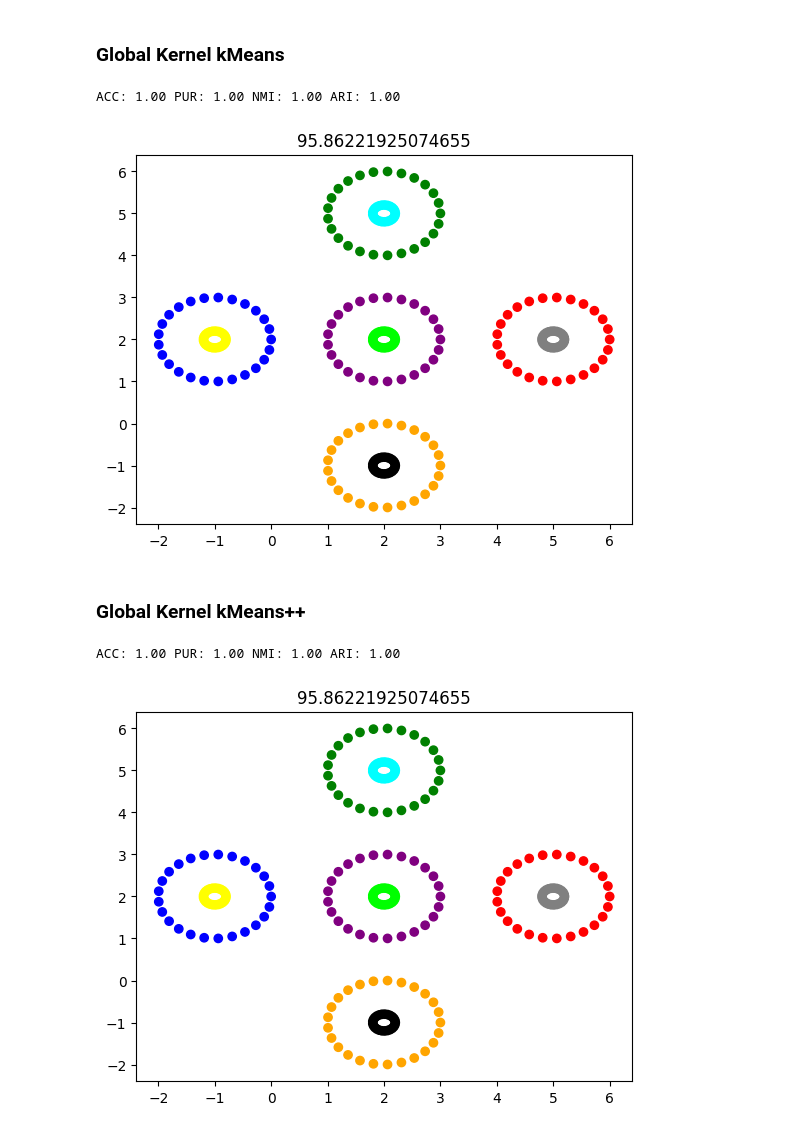
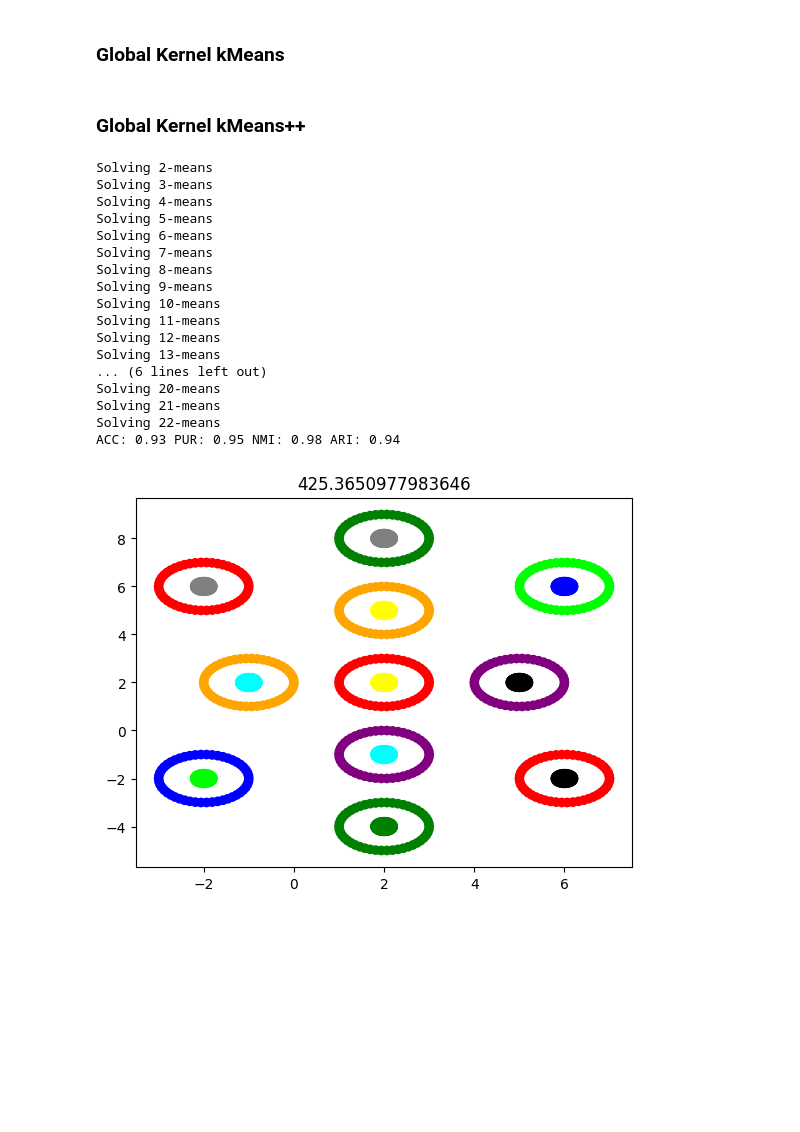
Before and after one commit to gvardakas/global-kernel-k-means-pp, a Jupyter notebook: Kernel k-means.ipynb, the cells around one changed output. Cells and saved outputs as stored; diff of their text form; code cells hidden in the pictures; blank space fills up the shorter version.

```diff
--- a/Kernel k-means.ipynb
+++ b/Kernel k-means.ipynb
@@ -25,11 +25,11 @@ evaluator = Evaluator()
 colors = ['red', 'blue', 'green', 'orange', 'purple', 'yellow', 'black', 'cyan', 'gray', 'lime']
 
 # Generate 5 pairs of data with specified center positions and unique IDs for each ring
-centers_coordinates = [(-1, 2), (2, 2), (2, 5), (2, -1), (5, 2)]  # Specify center positions for each pair
+centers_coordinates = [(-1, 2), (2, 2), (2, 5), (2, -1), (5, 2), (6, 6), (-2, 6), (2, 8), (6, -2), (2, -4), (-2, -2)]  # Specify center positions for each pair
 #centers_coordinates = [(2, 2), (-2, 2)]
 rings = Rings()
 
-X, y = rings.make_rings_pairs(centers_coordinates=centers_coordinates, n_samples=50, factor=0.2, noise=0.0)
+X, y = rings.make_rings_pairs(centers_coordinates=centers_coordinates, n_samples=100, factor=0.2, noise=0.0)
 #X, y = rings.remove_samples_with_specific_label(X, y, 3)
 
 plt.scatter(X[:, 0], X[:, 1], c=y, cmap=ListedColormap(colors))
@@ -39,5 +39,5 @@ plt.scatter(X[:, 0], X[:, 1], c=y, cmap=ListedColormap(colors))
 # %%
-K = 10
+K = 22
 kernel_matrix = pairwise_kernels(X, X, metric='rbf', gamma=1)
 # %% [markdown]
 ### kMeans
@@ -64,7 +64,7 @@ ACC: 0.72 PUR: 0.72 NMI: 0.81 ARI: 0.59
 # %% [markdown]
 ### Kernel kMeans++
 # %%
-kernelKMeans = KernelKMeans(n_clusters=K, kernel_matrix=kernel_matrix, n_init=50, init='k-means++')
+kernelKMeans = KernelKMeans(n_clusters=K, kernel_matrix=kernel_matrix, n_init=1, init='k-means++')
 kernelKMeans.fit(X)
 acc, pur, nmi, ari = evaluator.evaluate_model(y, kernelKMeans.labels_)
 evaluator.print_evaluation()
@@ -103,19 +87,32 @@ evaluator.print_evaluation()
 plt.scatter(X[:, 0], X[:, 1], c=globalKernelKMeans.labels_[K], cmap=ListedColormap(colors))
 plt.title(globalKernelKMeans.inertia_[K])
 plt.show()
-# %% [output]
-ACC: 1.00 PUR: 1.00 NMI: 1.00 ARI: 1.00
-[figure, removed]
 # %% [markdown]
 ### Global Kernel kMeans++
 # %%
-globalKernelKMeansPP = GlobalKernelKMeansPP(n_clusters=K, kernel_matrix=kernel_matrix, n_candidates=250, sampling='sequential', tol=1e-4, verbose=0)
+globalKernelKMeansPP = GlobalKernelKMeansPP(n_clusters=K, kernel_matrix=kernel_matrix, n_candidates=50, sampling='batch', verbose=1)
 globalKernelKMeansPP.fit(X)
 acc, pur, nmi, ari = evaluator.evaluate_model(y, globalKernelKMeansPP.labels_[K])
 evaluator.print_evaluation()
 plt.scatter(X[:, 0], X[:, 1], c=globalKernelKMeansPP.labels_[K], cmap=ListedColormap(colors))
 plt.title(globalKernelKMeansPP.inertia_[K])
 plt.show()
 # %% [output]
-ACC: 1.00 PUR: 1.00 NMI: 1.00 ARI: 1.00
+Solving 2-means
+Solving 3-means
+Solving 4-means
+Solving 5-means
+Solving 6-means
+Solving 7-means
+Solving 8-means
+Solving 9-means
+Solving 10-means
+Solving 11-means
+Solving 12-means
+Solving 13-means
+... (6 lines left out)
+Solving 20-means
+Solving 21-means
+Solving 22-means
+ACC: 0.93 PUR: 0.95 NMI: 0.98 ARI: 0.94
-[figure, old version]
+[figure, new version]
```
Also changed, not shown: parts of 4 cells of this notebook.
